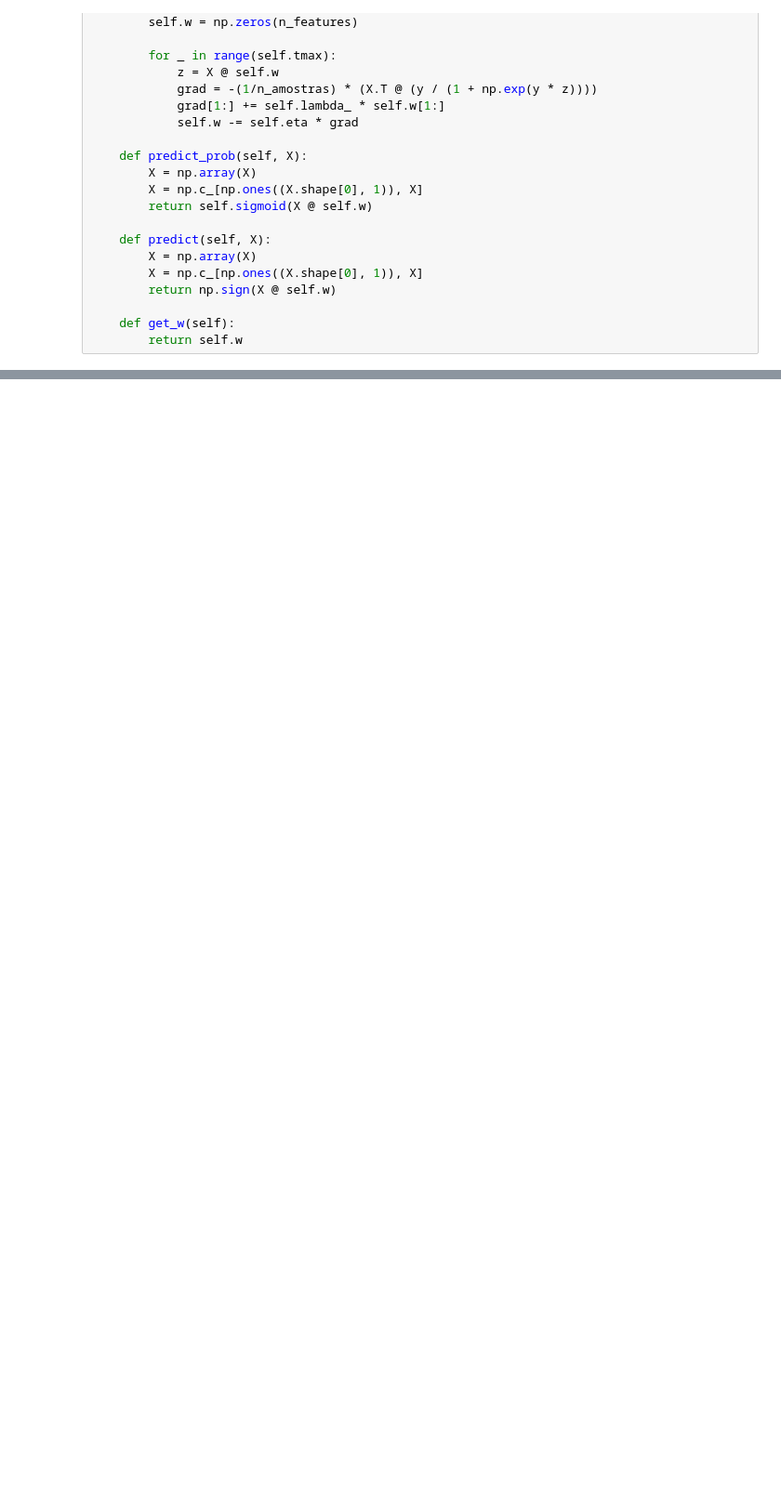
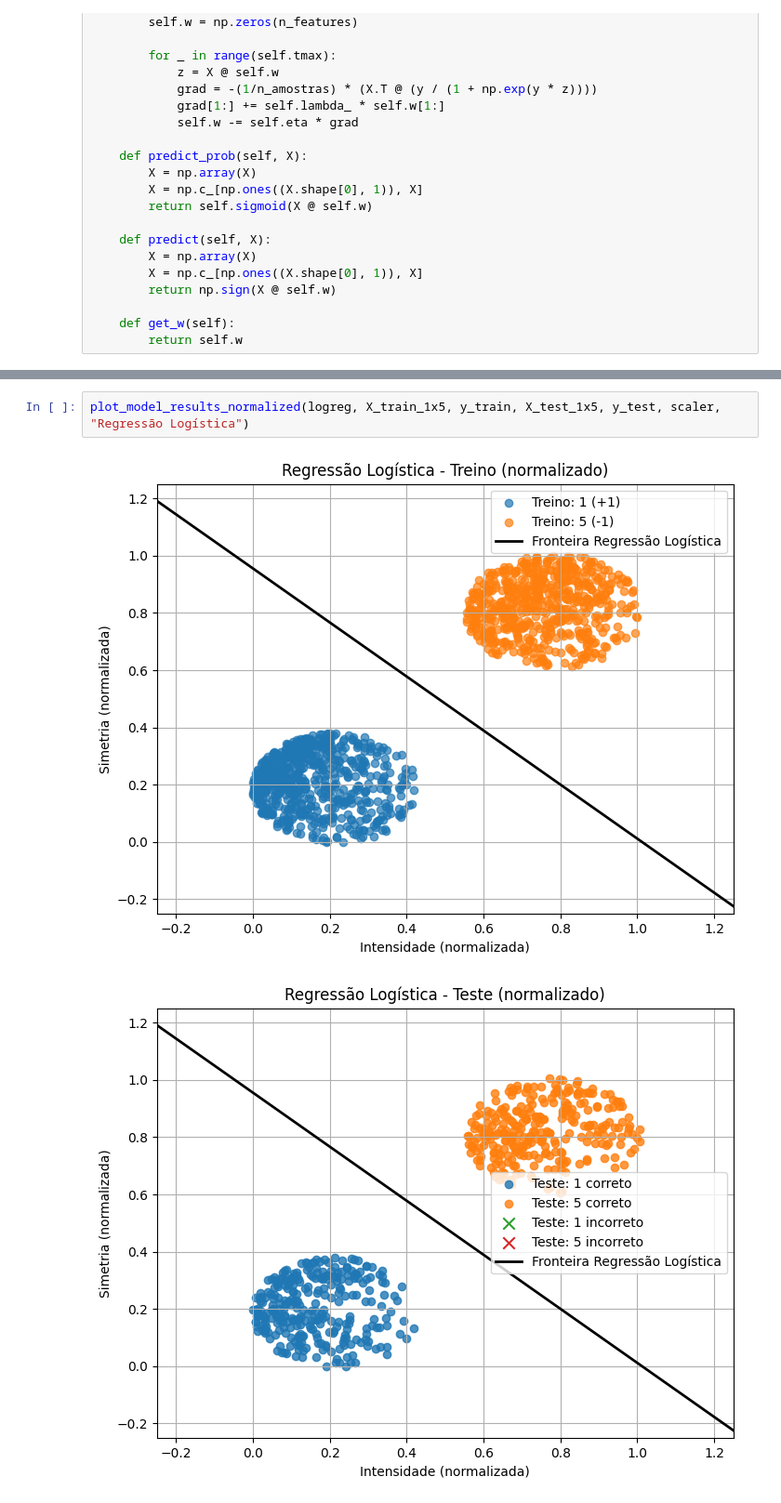
Before and after one commit to PedroMiguelCecato/DigitReconize_MachineLearning_Project, a Jupyter notebook: 2_models_prediction.ipynb, the cells around one changed output, grey strips where cells are left out. Shown at 93% size. Saved outputs shown, nothing was run; the diff lists cells and outputs as text; blank space fills up the shorter version.

```diff
--- a/2_models_prediction.ipynb
+++ b/2_models_prediction.ipynb
@@ -357,0 +436,5 @@ Probabilidades (sigmoid): [0.91941264 0.86577698 0.93632255 0.88442099 0.8919893
+# %%
+plot_model_results_normalized(logreg, X_train_1x5, y_train, X_test_1x5, y_test, scaler, "Regressão Logística")
+# %% [output]
+[figure, added]
+[figure, added]
```
Also changed, not shown: parts of 22 cells of this notebook.
